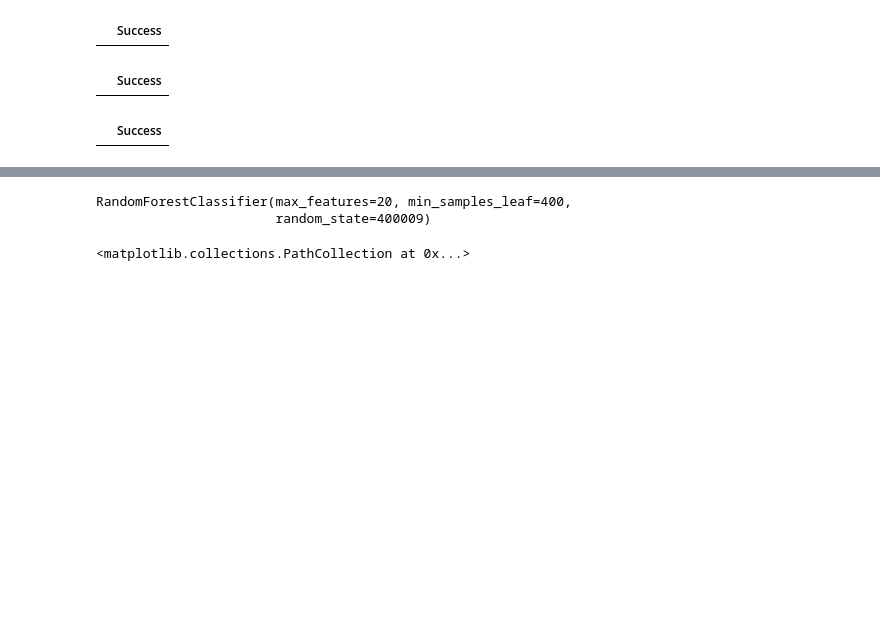
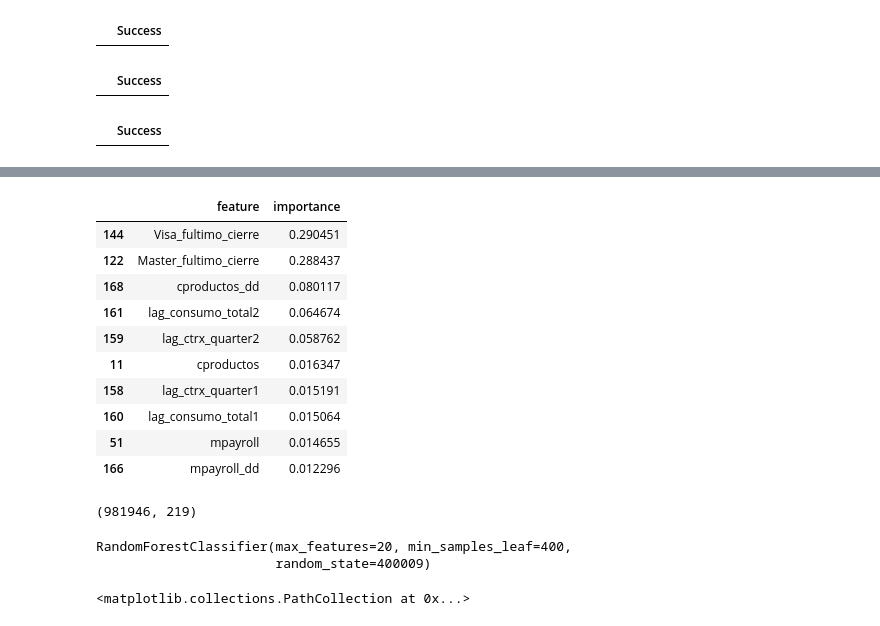
Before and after one commit to N-Alba-DS/dmeyf2024, a Jupyter notebook: Modelos/Modelo_1.ipynb, the cells around one changed output, grey strips where cells are left out. Cells and saved outputs as stored; diff of their text form; code cells hidden in the pictures; blank space fills up the shorter version.

```diff
--- a/Modelos/Modelo_1.ipynb
+++ b/Modelos/Modelo_1.ipynb
@@ -232,0 +313,17 @@ df_train = pd.DataFrame(result)
+# %%
+# features + importantes
+feature_most_important = feature_importances.query('importance > 0.01')
+pd.set_option('display.max_rows', 50)
+feature_most_important
+# %% [output]
+|  | feature | importance |
+| 144 | Visa_fultimo_cierre | 0.290451 |
+| 122 | Master_fultimo_cierre | 0.288437 |
+| 168 | cproductos_dd | 0.080117 |
+| 161 | lag_consumo_total2 | 0.064674 |
+| 159 | lag_ctrx_quarter2 | 0.058762 |
+| 11 | cproductos | 0.016347 |
+| 158 | lag_ctrx_quarter1 | 0.015191 |
+| 160 | lag_consumo_total1 | 0.015064 |
+| 51 | mpayroll | 0.014655 |
+| 166 | mpayroll_dd | 0.012296 |
@@ -233,3 +343,7 @@ df_train = pd.DataFrame(result)
+# %%
+df_train.shape
+# %% [output]
+(981946, 219)
 # %%
 df_matrix = df_train[df_train['foto_mes']==202104]
 Xtrain = df_matrix
```
Also changed, not shown: parts of 17 cells of this notebook, 2 other files.
